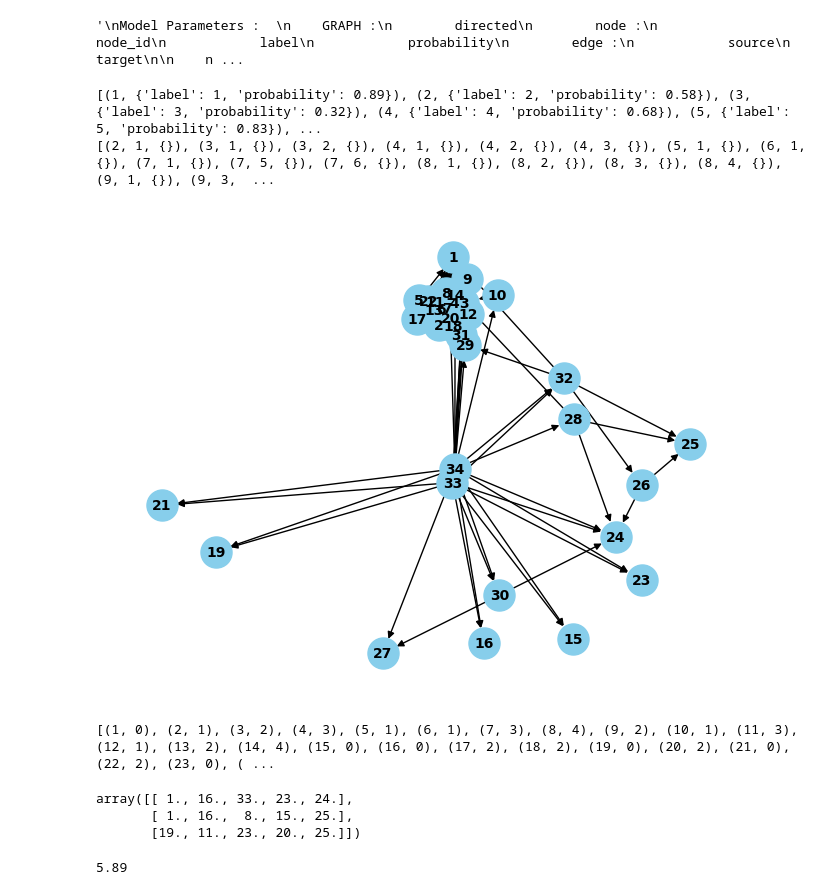
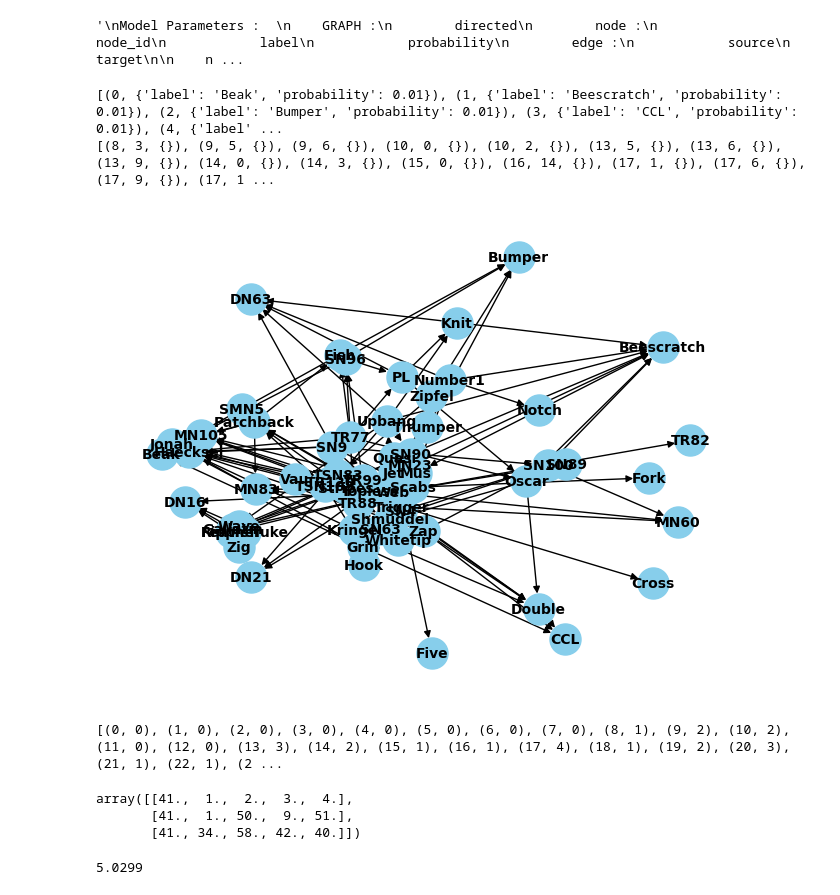
Before and after one commit to cryptic-pr03/Influence_Maximization_BTP, a Jupyter notebook: 17 DPSO_2016/src/code.ipynb, the cells around one changed output. Saved outputs shown, nothing was run; the diff lists cells and outputs as text; code cells hidden in the pictures.

```diff
--- a/17 DPSO_2016/src/code.ipynb
+++ b/17 DPSO_2016/src/code.ipynb
@@ -30,26 +30,27 @@ import pandas as pd
 import matplotlib as plt
 # %%
 #build graph from data
-G = nx.read_gml("../tests/test1.gml", label = 'id')
-
+G = nx.read_gml("../tests/test2.gml", label = 'id')
+for node in G.nodes:
+    G.nodes[node]['probability'] = 0.01
 #visualizing the graph
 print(G.nodes(data=True))
 print(G.edges(data=True))
 
 # Define node positions (optional)
 pos = nx.spring_layout(G)
 # Get node labels
 node_labels = {node: data['label'] for node, data in G.nodes(data=True)}
 # Draw the graph
 nx.draw(G, pos, with_labels=True, labels=node_labels, node_size=500, node_color='skyblue', font_size=10, font_color='black', font_weight='bold')
 # %% [output]
-[(1, {'label': 1, 'probability': 0.89}), (2, {'label': 2, 'probability': 0.58}), (3, {'label': 3, 'probability': 0.32}), (4, {'label': 4, 'probability': 0.68}), (5, {'label': 5, 'probability': 0.83}), ...
-[(2, 1, {}), (3, 1, {}), (3, 2, {}), (4, 1, {}), (4, 2, {}), (4, 3, {}), (5, 1, {}), (6, 1, {}), (7, 1, {}), (7, 5, {}), (7, 6, {}), (8, 1, {}), (8, 2, {}), (8, 3, {}), (8, 4, {}), (9, 1, {}), (9, 3,  ...
+[(0, {'label': 'Beak', 'probability': 0.01}), (1, {'label': 'Beescratch', 'probability': 0.01}), (2, {'label': 'Bumper', 'probability': 0.01}), (3, {'label': 'CCL', 'probability': 0.01}), (4, {'label' ...
+[(8, 3, {}), (9, 5, {}), (9, 6, {}), (10, 0, {}), (10, 2, {}), (13, 5, {}), (13, 6, {}), (13, 9, {}), (14, 0, {}), (14, 3, {}), (15, 0, {}), (16, 14, {}), (17, 1, {}), (17, 6, {}), (17, 9, {}), (17, 1 ...
-[figure, old version]
+[figure, new version]
 # %%
 print(G.out_degree())
 # %% [output]
-[(1, 0), (2, 1), (3, 2), (4, 3), (5, 1), (6, 1), (7, 3), (8, 4), (9, 2), (10, 1), (11, 3), (12, 1), (13, 2), (14, 4), (15, 0), (16, 0), (17, 2), (18, 2), (19, 0), (20, 2), (21, 0), (22, 2), (23, 0), ( ...
+[(0, 0), (1, 0), (2, 0), (3, 0), (4, 0), (5, 0), (6, 0), (7, 0), (8, 1), (9, 2), (10, 2), (11, 0), (12, 0), (13, 3), (14, 2), (15, 1), (16, 1), (17, 4), (18, 1), (19, 2), (20, 3), (21, 1), (22, 1), (2 ...
 # %%
 #replace for diversity in crow nodes
 def replace(j, position ,left):
@@ -76,9 +77,9 @@ def initialize_population(G: nx.classes.digraph.DiGraph, n: int, k: int) :
 # %%
 initialize_population(G, 3, 5)
 # %% [output]
-array([[ 1., 16., 33., 23., 24.],
-       [ 1., 16.,  8., 15., 25.],
-       [19., 11., 23., 20., 25.]])
+array([[41.,  1.,  2.,  3.,  4.],
+       [41.,  1., 50.,  9., 51.],
+       [41., 34., 58., 42., 40.]])
 # %%
 def local_influence_estimate(G : nx.classes.digraph.DiGraph, seed : np.ndarray ) :
     k = len(seed)
@@ -127,7 +128,7 @@ def local_influence_estimate(G : nx.classes.digraph.DiGraph, seed : np.ndarray )
 # %%
 local_influence_estimate(G, np.array([1,20,30,5,16]))
 # %% [output]
-5.89
+5.0299
 # %%
 def get_updated_seed(seed, r, flight_length, memory):
     k = len(seed)
```
Also changed, not shown: parts of 9 cells of this notebook, 6 other files.
